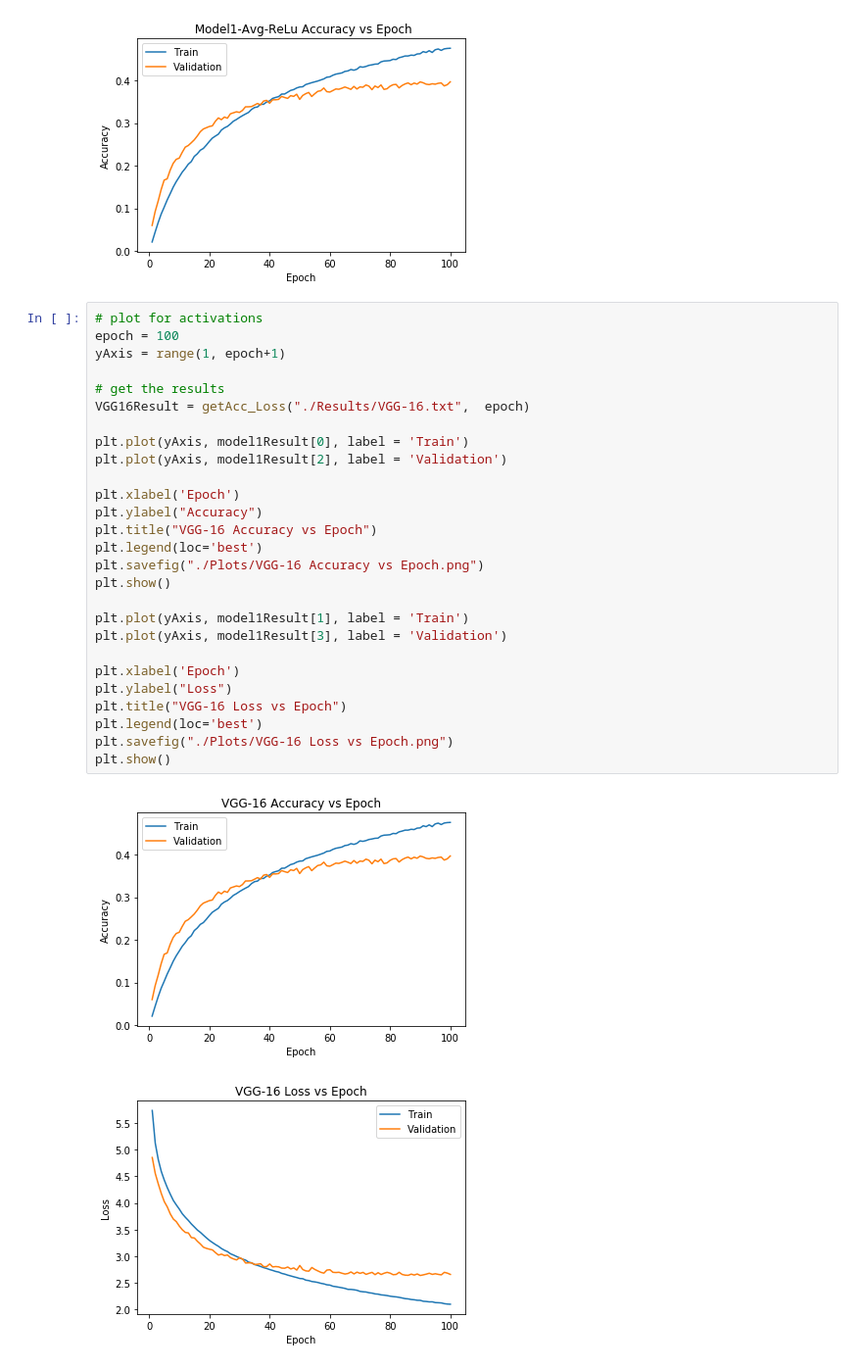
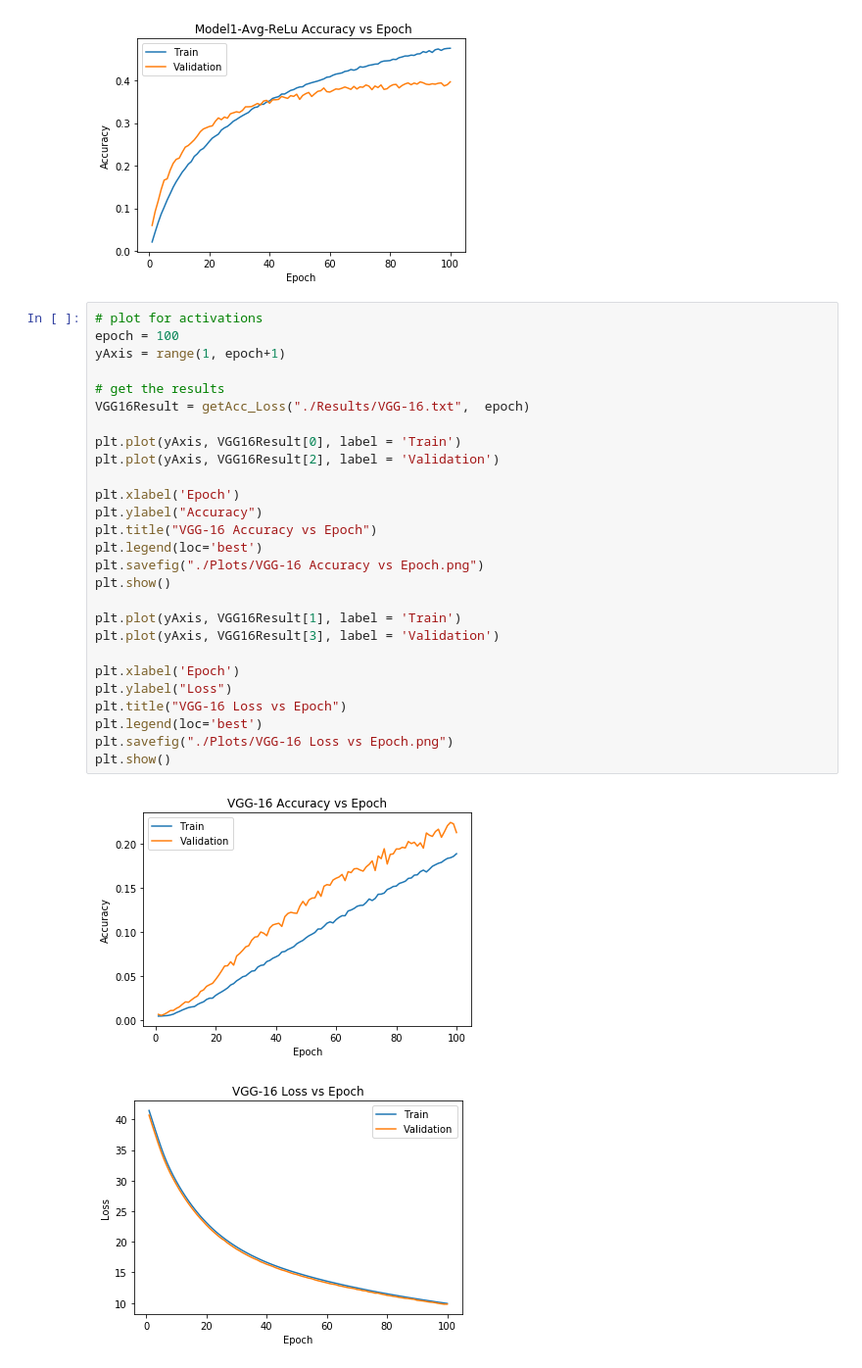
Before and after one commit to kimjaspermui/CNN_On_Tiny_ImageNet, a Jupyter notebook: Clean Code/Plot_Results.ipynb, the cells around one changed output. Shown at 98% size. Drawn from its saved outputs; the diff is of its cells as text.

Commit message:
Generate final plots for VGG-16

```diff
--- a/Plot_Results.ipynb
+++ b/Clean Code/Plot_Results.ipynb
@@ -200,30 +200,30 @@ plt.show()
 # %%
 # plot for activations
 epoch = 100
 yAxis = range(1, epoch+1)
 
 # get the results
 VGG16Result = getAcc_Loss("./Results/VGG-16.txt",  epoch)
 
-plt.plot(yAxis, model1Result[0], label = 'Train')
-plt.plot(yAxis, model1Result[2], label = 'Validation')
+plt.plot(yAxis, VGG16Result[0], label = 'Train')
+plt.plot(yAxis, VGG16Result[2], label = 'Validation')
 
 plt.xlabel('Epoch')
 plt.ylabel("Accuracy")
 plt.title("VGG-16 Accuracy vs Epoch")
 plt.legend(loc='best')
 plt.savefig("./Plots/VGG-16 Accuracy vs Epoch.png")
 plt.show()
 
-plt.plot(yAxis, model1Result[1], label = 'Train')
-plt.plot(yAxis, model1Result[3], label = 'Validation')
+plt.plot(yAxis, VGG16Result[1], label = 'Train')
+plt.plot(yAxis, VGG16Result[3], label = 'Validation')
 
 plt.xlabel('Epoch')
 plt.ylabel("Loss")
 plt.title("VGG-16 Loss vs Epoch")
 plt.legend(loc='best')
 plt.savefig("./Plots/VGG-16 Loss vs Epoch.png")
 plt.show()
 # %% [output]
-[figure, old version]
+[figure, new version]
-[figure, old version]
+[figure, new version]
```
Also changed, not shown: 1 other file.
